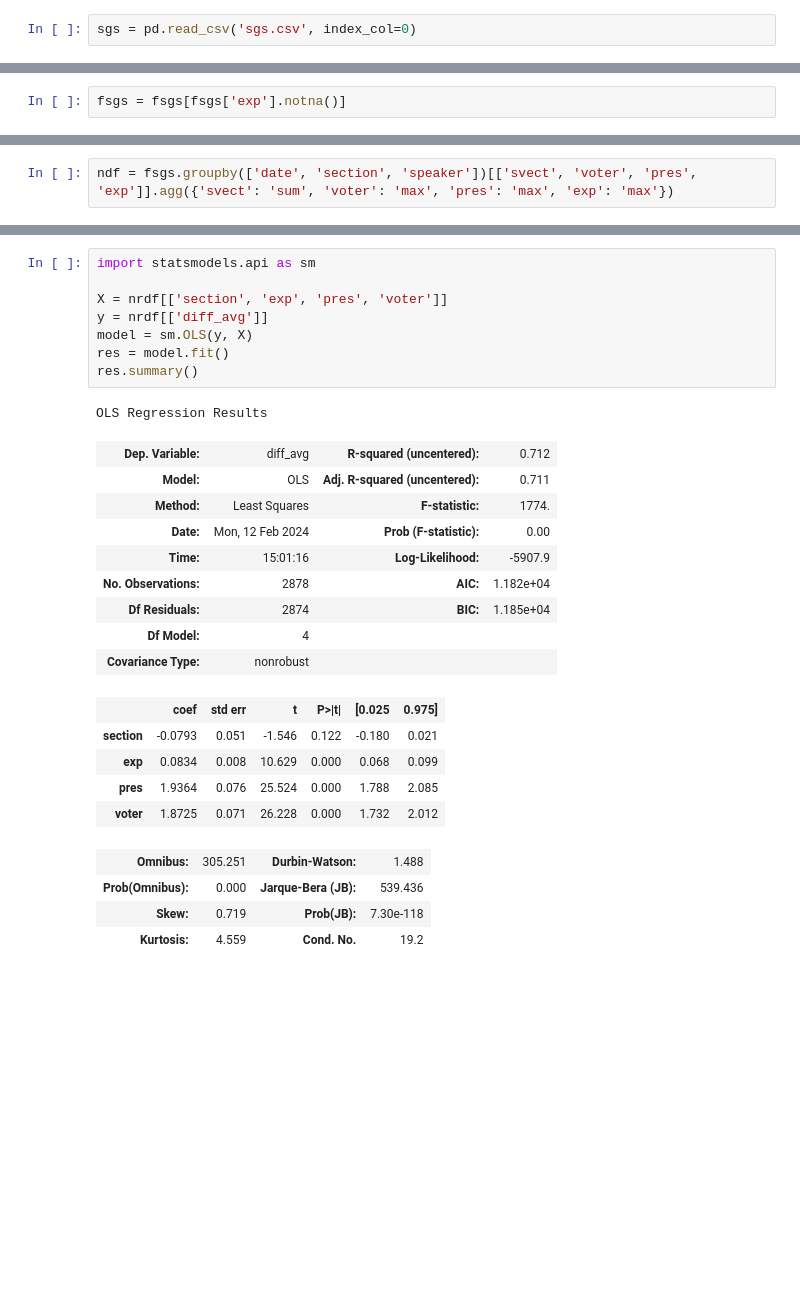
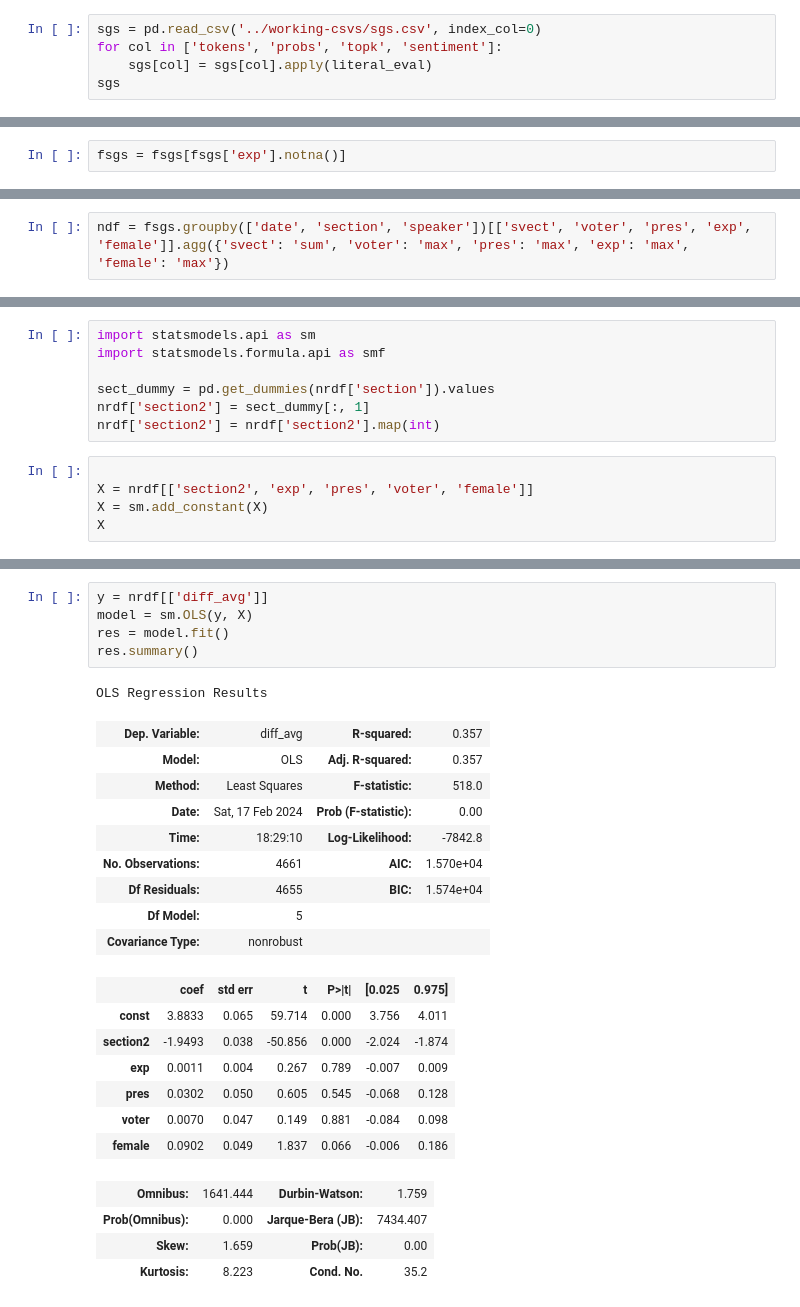
Before and after one commit to bendurham441/fed-nlp, a Jupyter notebook: stance-vectors/stance_vectors.ipynb, the cells around one changed output, grey strips where cells are left out. Cells and saved outputs as stored; diff of their text form; blank space fills up the shorter version.

```diff
--- a/stance-vectors/stance_vectors.ipynb
+++ b/stance-vectors/stance_vectors.ipynb
@@ -114,2 +109,5 @@ sgs.to_csv('sgs.csv')
 # %%
-sgs = pd.read_csv('sgs.csv', index_col=0)
+sgs = pd.read_csv('../working-csvs/sgs.csv', index_col=0)
+for col in ['tokens', 'probs', 'topk', 'sentiment']:
+    sgs[col] = sgs[col].apply(literal_eval)
+sgs
@@ -405,2 +390,2 @@ Name: count, dtype: int64
 # %%
-ndf = fsgs.groupby(['date', 'section', 'speaker'])[['svect', 'voter', 'pres', 'exp']].agg({'svect': 'sum', 'voter': 'max', 'pres': 'max', 'exp': 'max'})
+ndf = fsgs.groupby(['date', 'section', 'speaker'])[['svect', 'voter', 'pres', 'exp', 'female']].agg({'svect': 'sum', 'voter': 'max', 'pres': 'max', 'exp': 'max', 'female': 'max'})
@@ -438,0 +436,12 @@ nrdf[['section', 'exp', 'diff_avg', 'pres', 'voter']]
+# %%
+import statsmodels.api as sm
+import statsmodels.formula.api as smf
+
+sect_dummy = pd.get_dummies(nrdf['section']).values
+nrdf['section2'] = sect_dummy[:, 1]
+nrdf['section2'] = nrdf['section2'].map(int)
+# %%
+
+X = nrdf[['section2', 'exp', 'pres', 'voter', 'female']]
+X = sm.add_constant(X)
+X
@@ -439,29 +462,28 @@ nrdf[['section', 'exp', 'diff_avg', 'pres', 'voter']]
 # %%
-import statsmodels.api as sm
-
-X = nrdf[['section', 'exp', 'pres', 'voter']]
 y = nrdf[['diff_avg']]
 model = sm.OLS(y, X)
 res = model.fit()
 res.summary()
 # %% [output]
 OLS Regression Results
-| Dep. Variable: | diff_avg | R-squared (uncentered): | 0.712 |
-| Model: | OLS | Adj. R-squared (uncentered): | 0.711 |
-| Method: | Least Squares | F-statistic: | 1774. |
-| Date: | Mon, 12 Feb 2024 | Prob (F-statistic): | 0.00 |
-| Time: | 15:01:16 | Log-Likelihood: | -5907.9 |
-| No. Observations: | 2878 | AIC: | 1.182e+04 |
-| Df Residuals: | 2874 | BIC: | 1.185e+04 |
-| Df Model: | 4 |  |  |
+| Dep. Variable: | diff_avg | R-squared: | 0.357 |
+| Model: | OLS | Adj. R-squared: | 0.357 |
+| Method: | Least Squares | F-statistic: | 518.0 |
+| Date: | Sat, 17 Feb 2024 | Prob (F-statistic): | 0.00 |
+| Time: | 18:29:10 | Log-Likelihood: | -7842.8 |
+| No. Observations: | 4661 | AIC: | 1.570e+04 |
+| Df Residuals: | 4655 | BIC: | 1.574e+04 |
+| Df Model: | 5 |  |  |
 | Covariance Type: | nonrobust |  |  |
 |  | coef | std err | t | P>|t| | [0.025 | 0.975] |
-| section | -0.0793 | 0.051 | -1.546 | 0.122 | -0.180 | 0.021 |
-| exp | 0.0834 | 0.008 | 10.629 | 0.000 | 0.068 | 0.099 |
-| pres | 1.9364 | 0.076 | 25.524 | 0.000 | 1.788 | 2.085 |
-| voter | 1.8725 | 0.071 | 26.228 | 0.000 | 1.732 | 2.012 |
+| const | 3.8833 | 0.065 | 59.714 | 0.000 | 3.756 | 4.011 |
+| section2 | -1.9493 | 0.038 | -50.856 | 0.000 | -2.024 | -1.874 |
+| exp | 0.0011 | 0.004 | 0.267 | 0.789 | -0.007 | 0.009 |
+| pres | 0.0302 | 0.050 | 0.605 | 0.545 | -0.068 | 0.128 |
+| voter | 0.0070 | 0.047 | 0.149 | 0.881 | -0.084 | 0.098 |
+| female | 0.0902 | 0.049 | 1.837 | 0.066 | -0.006 | 0.186 |
-| Omnibus: | 305.251 | Durbin-Watson: | 1.488 |
-| Prob(Omnibus): | 0.000 | Jarque-Bera (JB): | 539.436 |
-| Skew: | 0.719 | Prob(JB): | 7.30e-118 |
-| Kurtosis: | 4.559 | Cond. No. | 19.2 |
+| Omnibus: | 1641.444 | Durbin-Watson: | 1.759 |
+| Prob(Omnibus): | 0.000 | Jarque-Bera (JB): | 7434.407 |
+| Skew: | 1.659 | Prob(JB): | 0.00 |
+| Kurtosis: | 8.223 | Cond. No. | 35.2 |
 Notes:
```
Also changed, not shown: parts of 29 cells of this notebook.
